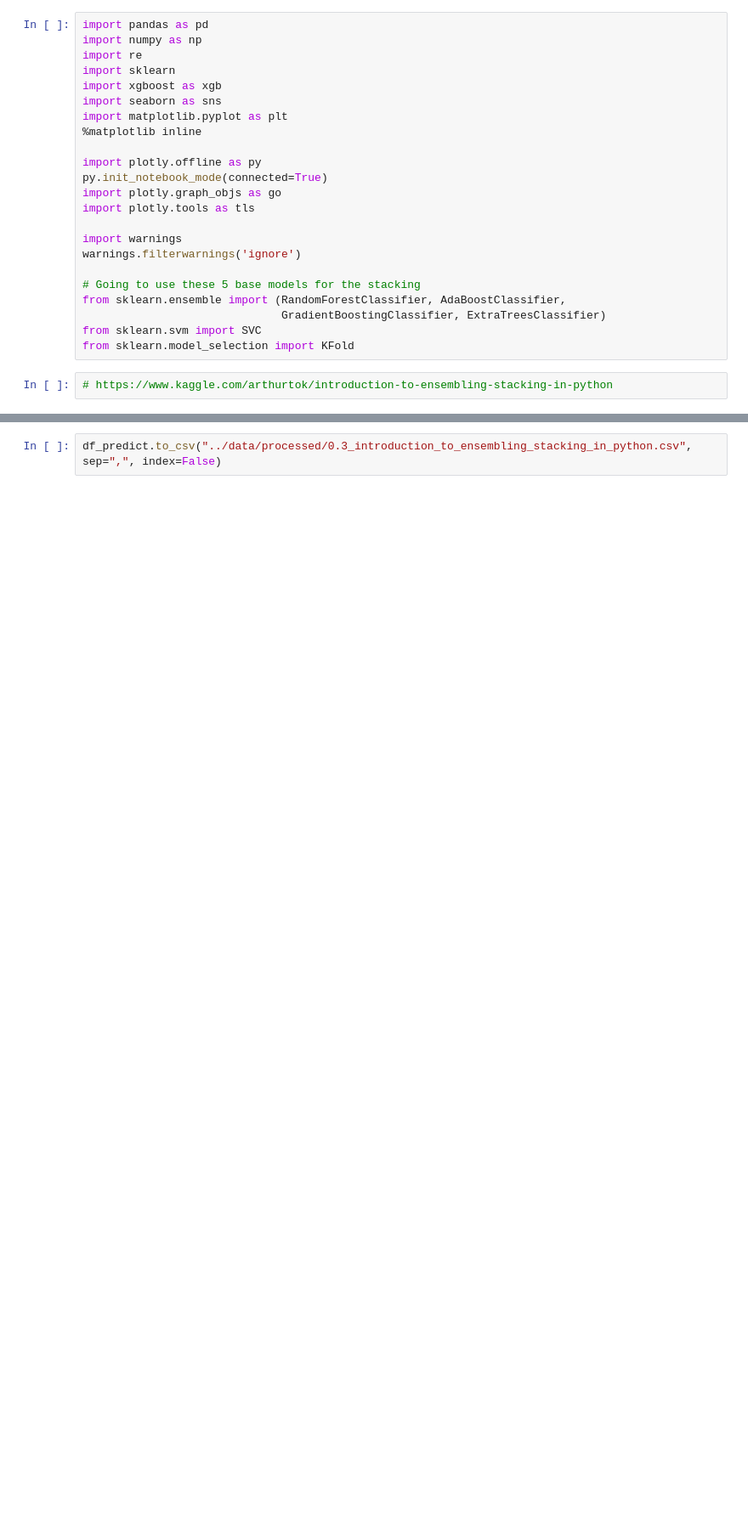
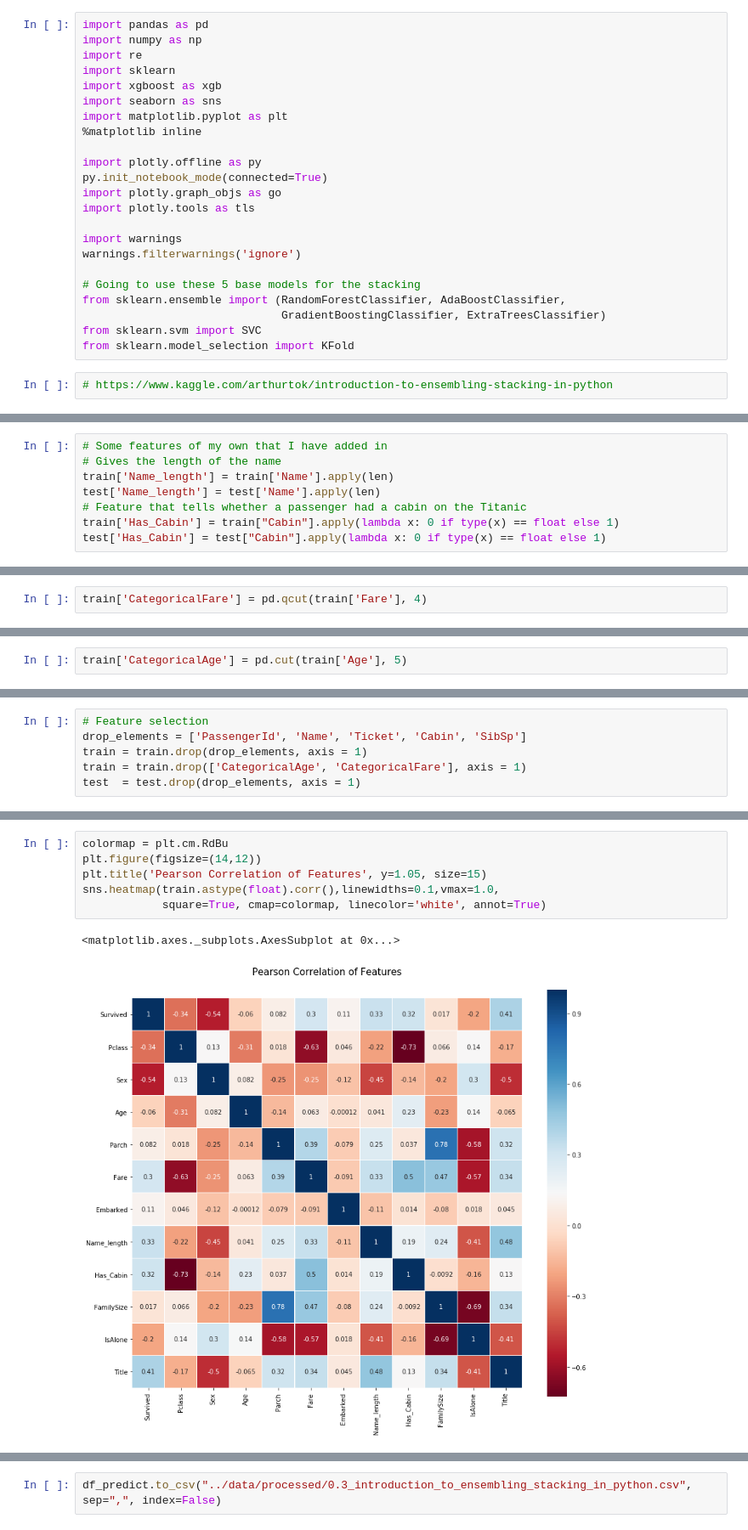
Before and after one commit to KirillVladimirov/ds_titanic, a Jupyter notebook: notebooks/0.3-introduction-to-ensembling-stacking-in-python.ipynb, the cells around one changed output, grey strips where cells are left out. Shown: that part at 85% size. Drawn from its saved outputs; the diff is of its cells as text; blank space fills up the shorter version.

```diff
--- a/notebooks/0.3-introduction-to-ensembling-stacking-in-python.ipynb
+++ b/notebooks/0.3-introduction-to-ensembling-stacking-in-python.ipynb
@@ -29,0 +43,8 @@ df_test = pd.read_csv("../data/raw/test.csv", na_values="NaN")
+# %%
+# Some features of my own that I have added in
+# Gives the length of the name
+train['Name_length'] = train['Name'].apply(len)
+test['Name_length'] = test['Name'].apply(len)
+# Feature that tells whether a passenger had a cabin on the Titanic
+train['Has_Cabin'] = train["Cabin"].apply(lambda x: 0 if type(x) == float else 1)
+test['Has_Cabin'] = test["Cabin"].apply(lambda x: 0 if type(x) == float else 1)
@@ -29,0 +69,2 @@ df_test = pd.read_csv("../data/raw/test.csv", na_values="NaN")
+# %%
+train['CategoricalFare'] = pd.qcut(train['Fare'], 4)
@@ -29,0 +80,2 @@ df_test = pd.read_csv("../data/raw/test.csv", na_values="NaN")
+# %%
+train['CategoricalAge'] = pd.cut(train['Age'], 5)
@@ -29,0 +139,6 @@ df_test = pd.read_csv("../data/raw/test.csv", na_values="NaN")
+# %%
+# Feature selection
+drop_elements = ['PassengerId', 'Name', 'Ticket', 'Cabin', 'SibSp']
+train = train.drop(drop_elements, axis = 1)
+train = train.drop(['CategoricalAge', 'CategoricalFare'], axis = 1)
+test  = test.drop(drop_elements, axis = 1)
@@ -29,0 +152,9 @@ df_test = pd.read_csv("../data/raw/test.csv", na_values="NaN")
+# %%
+colormap = plt.cm.RdBu
+plt.figure(figsize=(14,12))
+plt.title('Pearson Correlation of Features', y=1.05, size=15)
+sns.heatmap(train.astype(float).corr(),linewidths=0.1,vmax=1.0,
+            square=True, cmap=colormap, linecolor='white', annot=True)
+# %% [output]
+<matplotlib.axes._subplots.AxesSubplot at 0x...>
+[figure, added]
```
Also changed, not shown: parts of 34 cells of this notebook.
